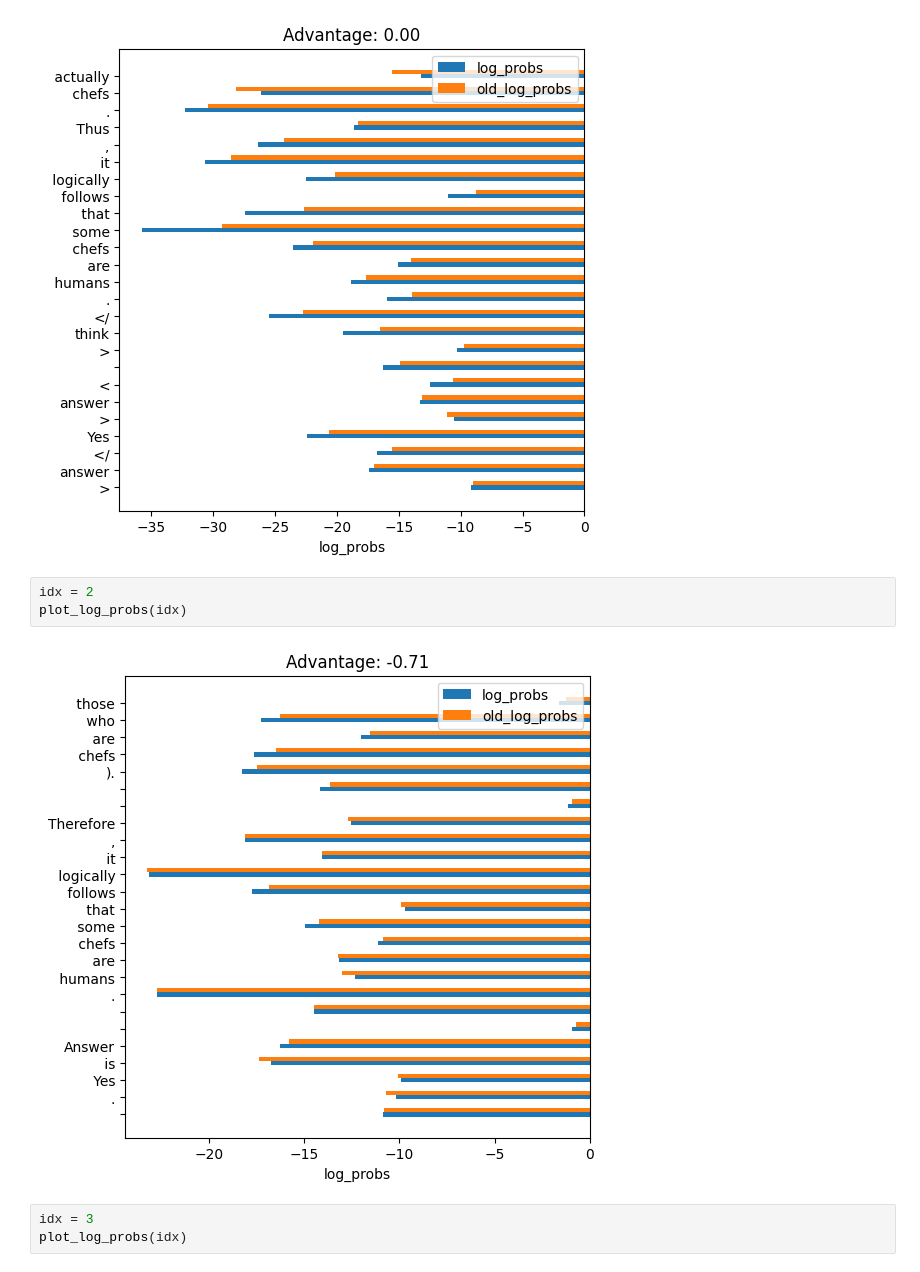
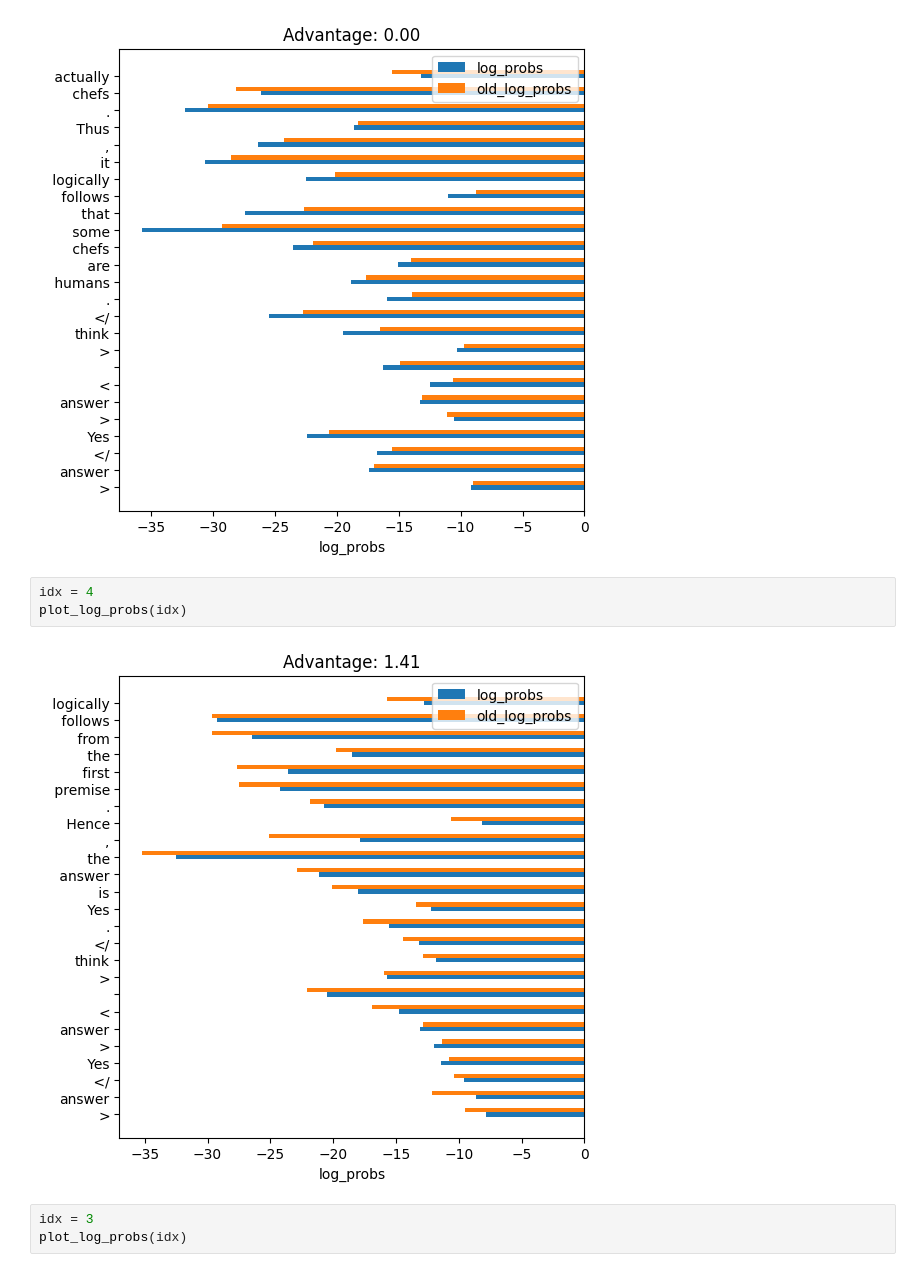
Before and after one commit to naikatheeth24/Master_Thesis, a Jupyter notebook: GRPO/train_playground.ipynb, the cells around one changed output. Cells and saved outputs as stored; diff of their text form.

```diff
--- a/GRPO/train_playground.ipynb
+++ b/GRPO/train_playground.ipynb
@@ -701,10 +701,10 @@ plot_log_probs(idx)
 # %% [output]
 [figure]
 # %%
-idx = 2
+idx = 4
 plot_log_probs(idx)
 # %% [output]
-[figure, old version]
+[figure, new version]
 # %%
 idx = 3
 plot_log_probs(idx)
```
Also changed, not shown: parts of 2 cells of this notebook, 6 other files.
